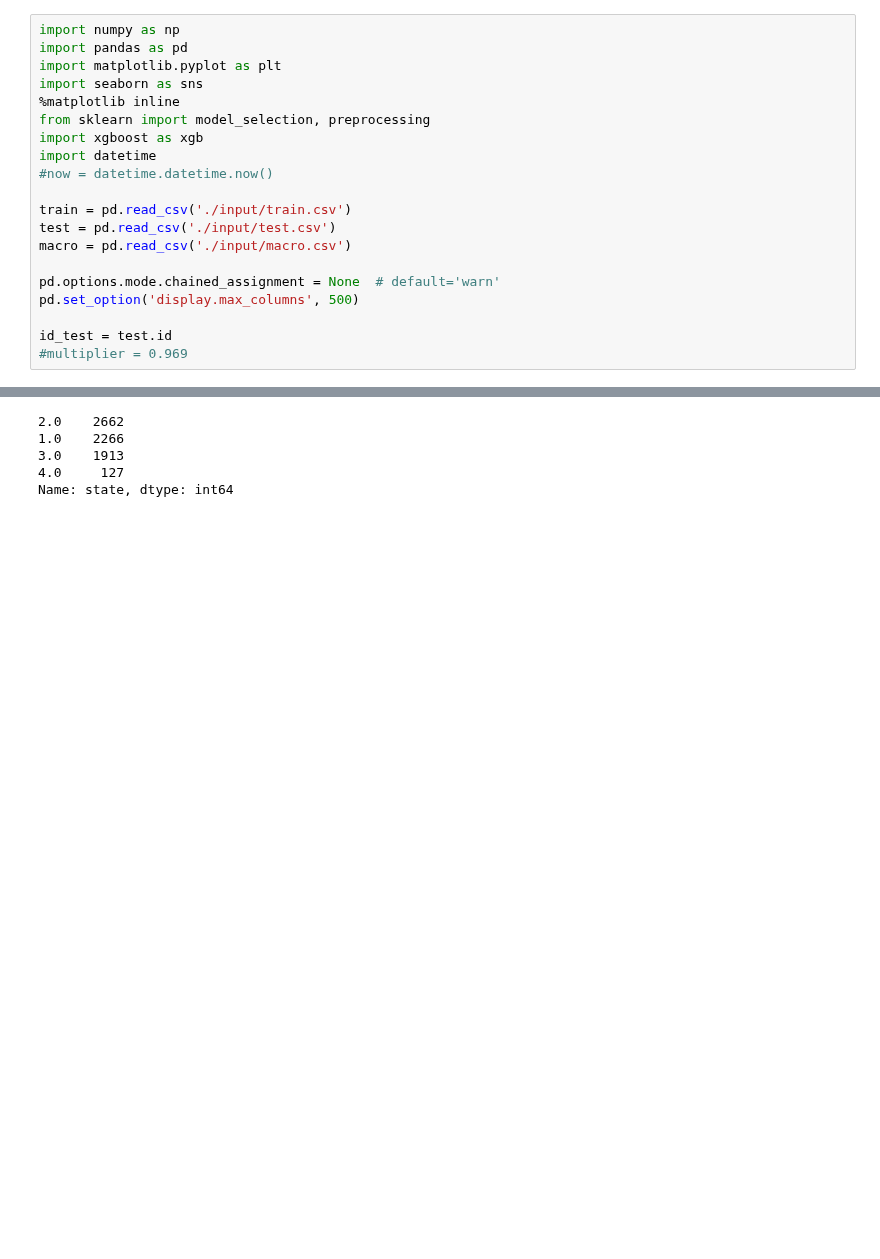
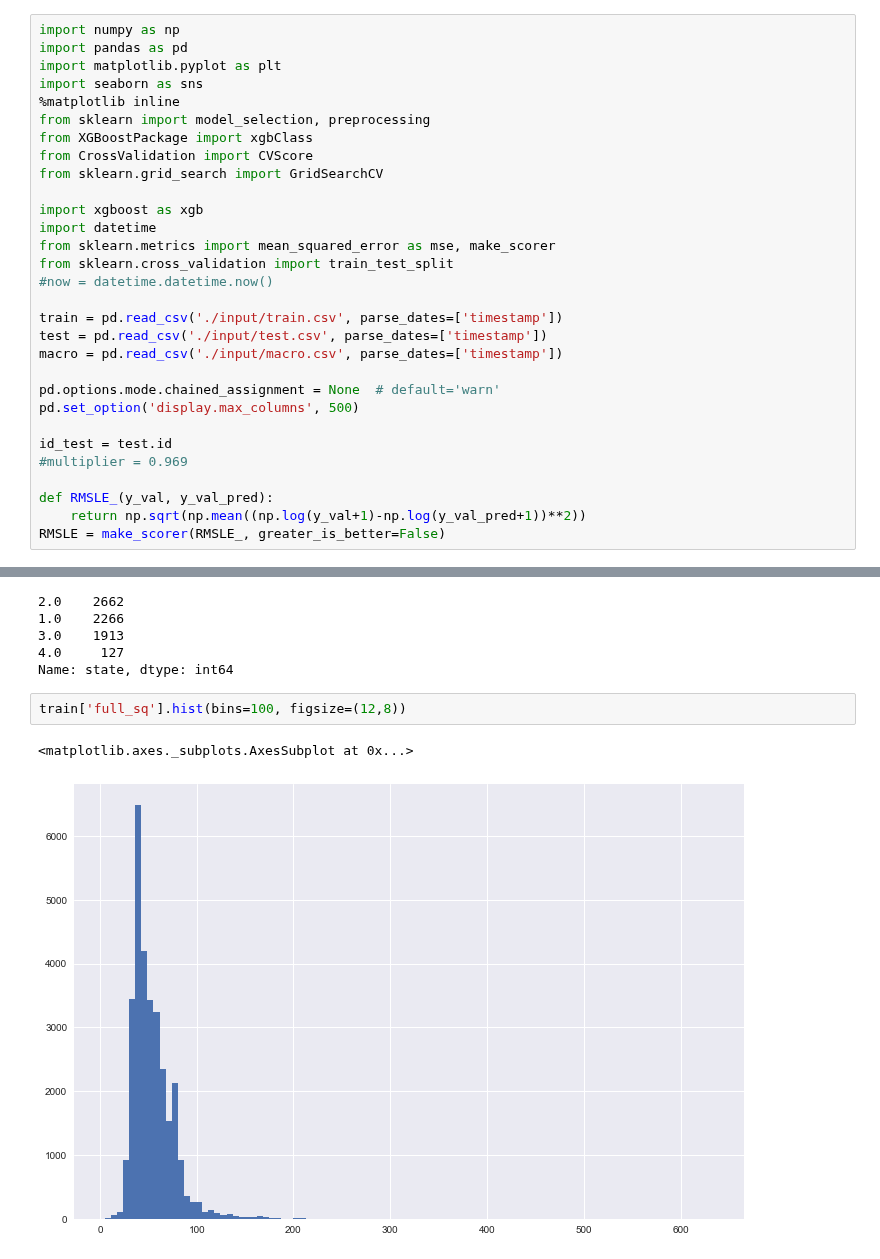
Before and after one commit to JCreeks/SyberbankHousingPrice, a Jupyter notebook: Initial_XGB.ipynb, the cells around one changed output, grey strips where cells are left out. Saved outputs shown, nothing was run; the diff lists cells and outputs as text; blank space fills up the shorter version.

```diff
--- a/Initial_XGB.ipynb
+++ b/Initial_XGB.ipynb
@@ -5,19 +5,29 @@ import matplotlib.pyplot as plt
 import seaborn as sns
 %matplotlib inline
 from sklearn import model_selection, preprocessing
+from XGBoostPackage import xgbClass
+from CrossValidation import CVScore
+from sklearn.grid_search import GridSearchCV
+
 import xgboost as xgb
 import datetime
+from sklearn.metrics import mean_squared_error as mse, make_scorer
+from sklearn.cross_validation import train_test_split
 #now = datetime.datetime.now()
 
-train = pd.read_csv('./input/train.csv')
-test = pd.read_csv('./input/test.csv')
-macro = pd.read_csv('./input/macro.csv')
+train = pd.read_csv('./input/train.csv', parse_dates=['timestamp'])
+test = pd.read_csv('./input/test.csv', parse_dates=['timestamp'])
+macro = pd.read_csv('./input/macro.csv', parse_dates=['timestamp'])
 
 pd.options.mode.chained_assignment = None  # default='warn'
 pd.set_option('display.max_columns', 500)
 
 id_test = test.id
 #multiplier = 0.969
+
+def RMSLE_(y_val, y_val_pred):
+    return np.sqrt(np.mean((np.log(y_val+1)-np.log(y_val_pred+1))**2))
+RMSLE = make_scorer(RMSLE_, greater_is_better=False)
 # %%
 train.sample(10)
 # %% [output]
@@ -107,3 +117,8 @@ test.state.value_counts()
 3.0    1913
 4.0     127
 Name: state, dtype: int64
+# %%
+train['full_sq'].hist(bins=100, figsize=(12,8))
+# %% [output]
+<matplotlib.axes._subplots.AxesSubplot at 0x...>
+[figure, added]
```
Also changed, not shown: parts of 10 cells of this notebook, 1 other file.
